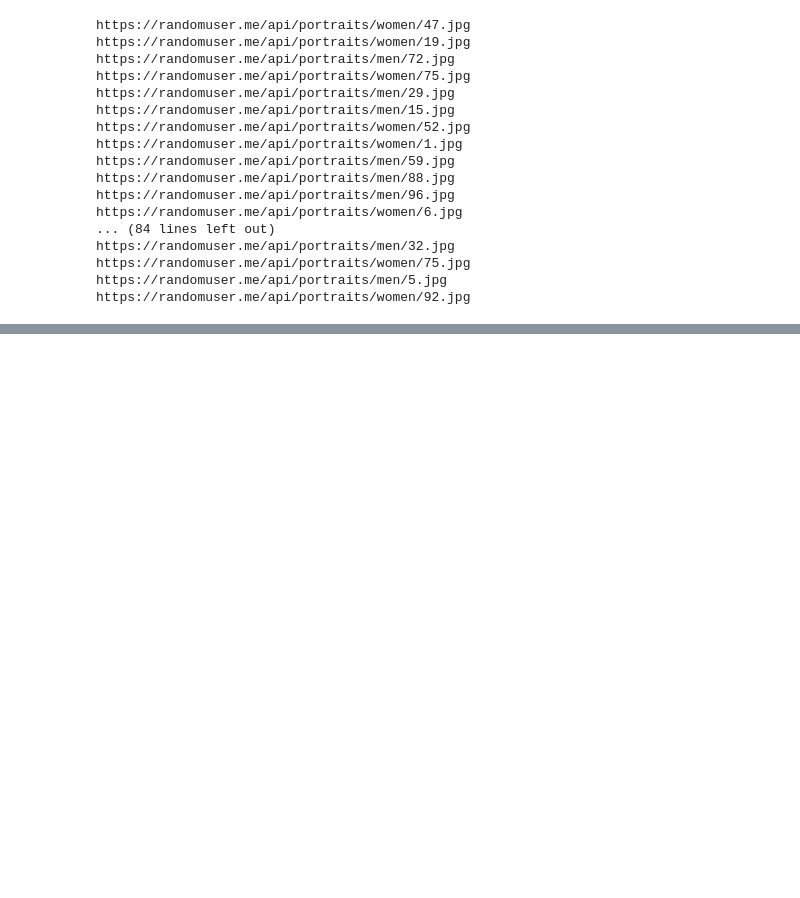
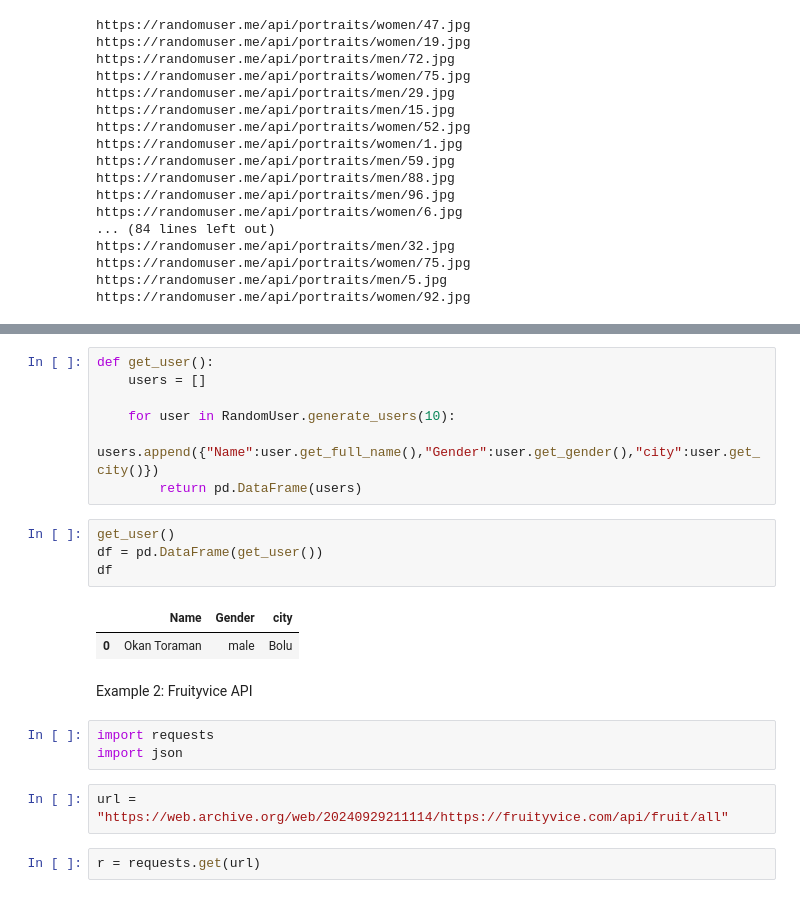
Before and after one commit to CyberWol-12/Rest_API, a Jupyter notebook: python.ipynb, the cells around one changed output, grey strips where cells are left out. Cells and saved outputs as stored; diff of their text form; blank space fills up the shorter version.

Commit message:
requests

```diff
--- a/python.ipynb
+++ b/python.ipynb
@@ -303,0 +306,23 @@ https://randomuser.me/api/portraits/women/92.jpg
+# %%
+def get_user():
+    users = []
+
+    for user in RandomUser.generate_users(10):
+        users.append({"Name":user.get_full_name(),"Gender":user.get_gender(),"city":user.get_city()})
+        return pd.DataFrame(users)
+# %%
+get_user()
+df = pd.DataFrame(get_user())
+df
+# %% [output]
+|  | Name | Gender | city |
+| 0 | Okan Toraman | male | Bolu |
+# %% [markdown]
+Example 2: Fruityvice API
+# %%
+import requests
+import json
+# %%
+url = "https://web.archive.org/web/20240929211114/https://fruityvice.com/api/fruit/all"
+# %%
+r = requests.get(url)
```
Also changed, not shown: parts of 1 cell of this notebook.
